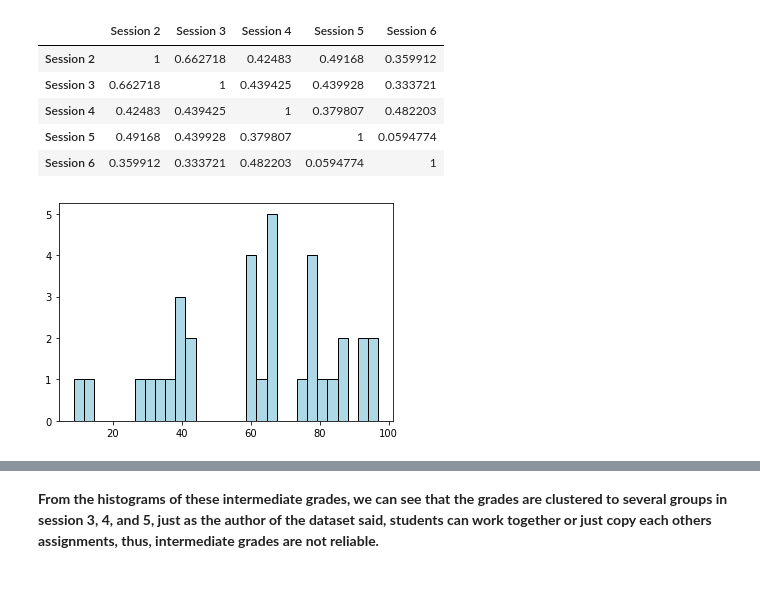
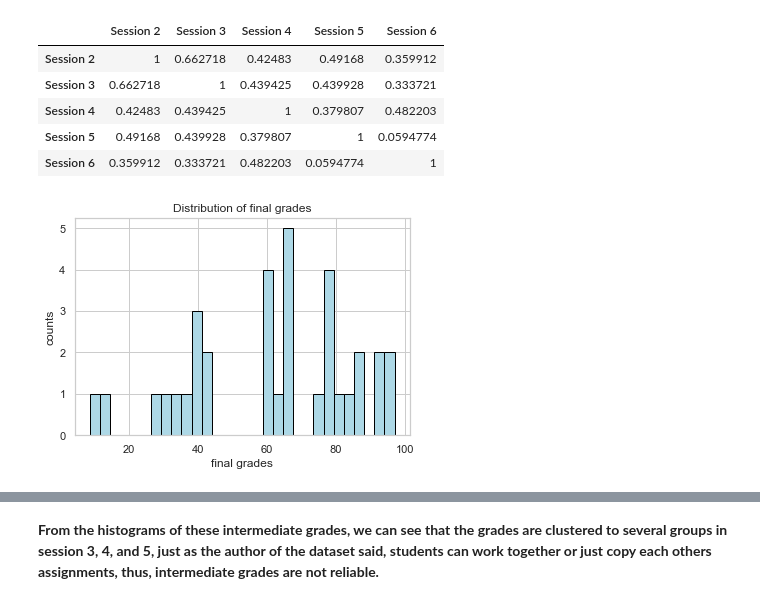
Before and after one commit to ZhenghaoXiao32/educational-process-mining, a Jupyter notebook: educational_process_mining.ipynb, the cells around one changed output, grey strips where cells are left out. Cells and saved outputs as stored; diff of their text form; code cells hidden in the pictures.

```diff
--- a/educational_process_mining.ipynb
+++ b/educational_process_mining.ipynb
@@ -919,9 +922,12 @@ cor_matrix.style.background_gradient(cmap='viridis_r')
 | Session 5 | 0.49168 | 0.439928 | 0.379807 | 1 | 0.0594774 |
 | Session 6 | 0.359912 | 0.333721 | 0.482203 | 0.0594774 | 1 |
 # %%
-plt.hist(df['total'], color='lightblue', edgecolor='black', bins=30);
+plt.hist(df['total'], color='lightblue', edgecolor='black', bins=30)
+plt.xlabel("final grades")
+plt.ylabel("counts")
+plt.title("Distribution of final grades");
 # %% [output]
-[figure, old version]
+[figure, new version]
 # %%
 sns.distplot(df.total, hist=True, kde=True,
             bins=20, color='darkblue',
```
Also changed, not shown: parts of 17 cells of this notebook.
